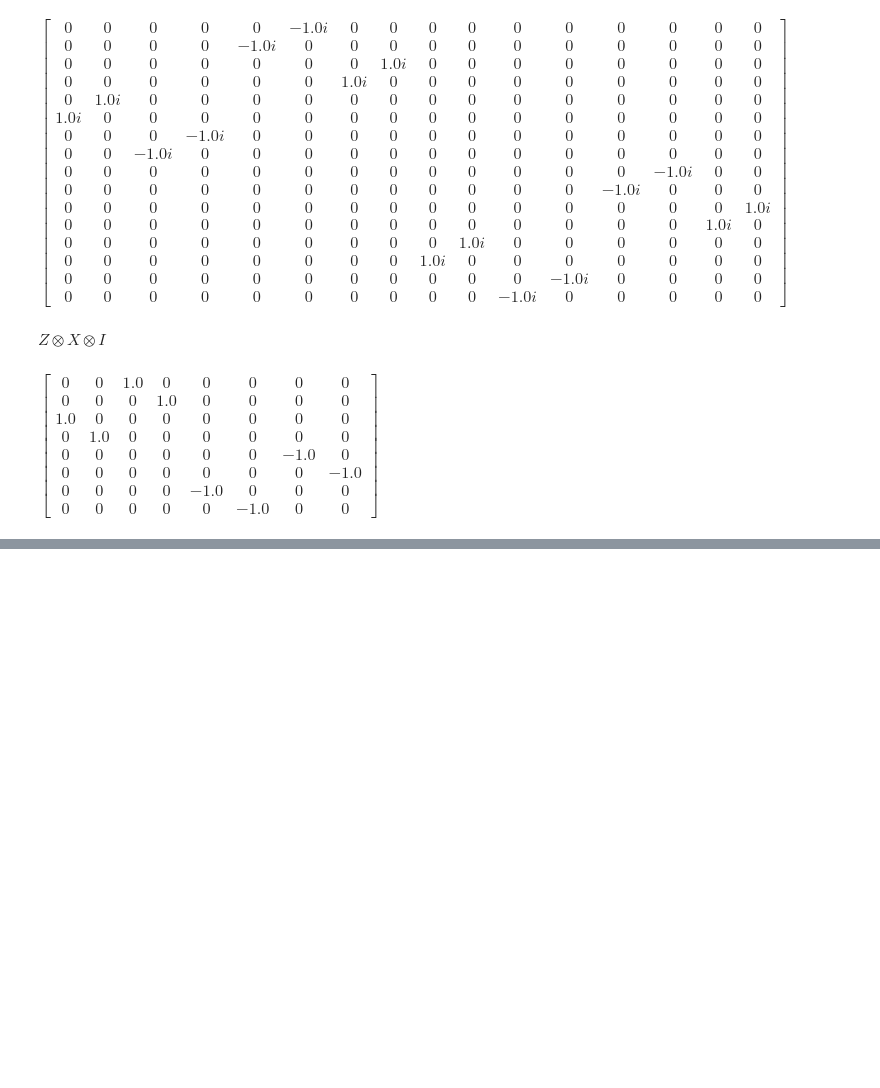
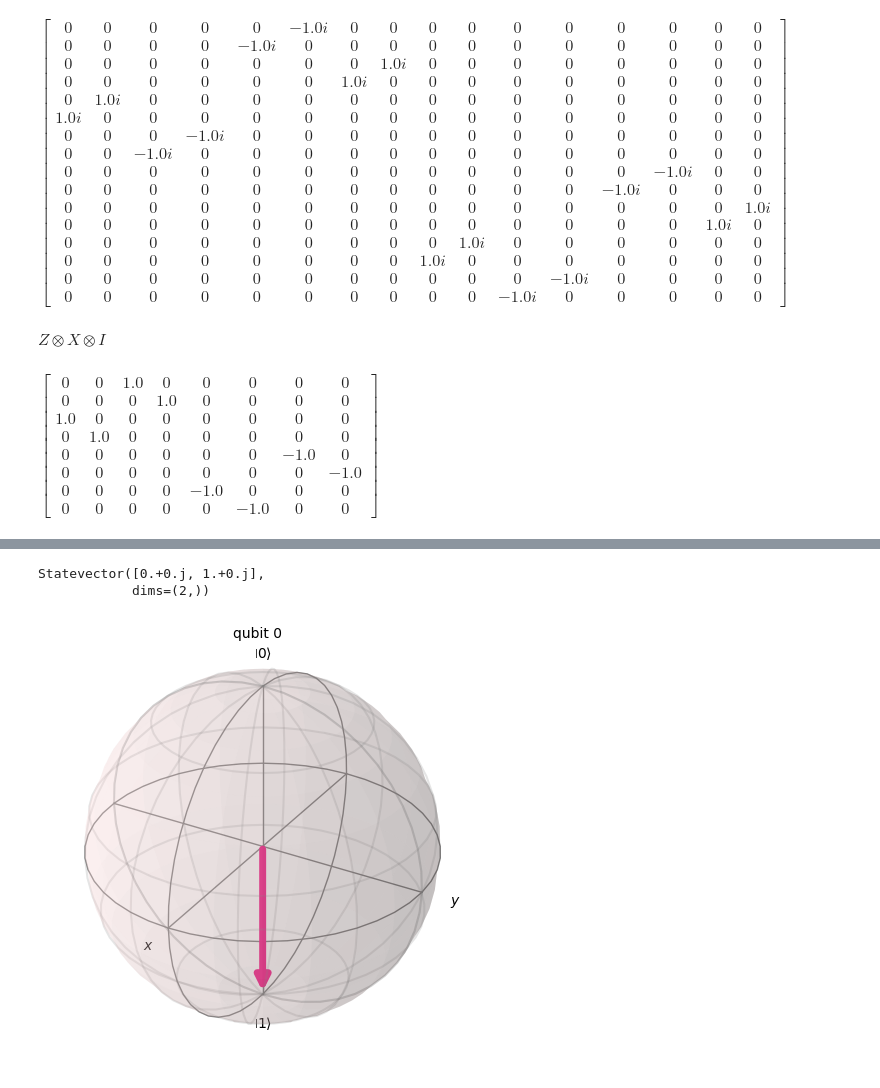
Before and after one commit to AaronSoria/lab2algebra, a Jupyter notebook: tp2.ipynb, the cells around one changed output, grey strips where cells are left out. Drawn from its saved outputs; the diff is of its cells as text; code cells hidden in the pictures; blank space fills up the shorter version.

```diff
--- a/tp2.ipynb
+++ b/tp2.ipynb
@@ -70,0 +114,15 @@ $\displaystyle \left[\begin{matrix}0 & 0 & 1.0 & 0 & 0 & 0 & 0 & 0\\0 & 0 & 0 &
+# %%
+## encontrar ∣1⟩
+qc = QuantumCircuit(1)
+qc.initialize(ket1, 0)
+
+
+out_vector = Statevector(qc)
+print(out_vector)
+
+# dibujar esfera de bloch
+plot_bloch_multivector(out_vector)
+# %% [output]
+Statevector([0.+0.j, 1.+0.j],
+            dims=(2,))
+[figure, added]
```
Also changed, not shown: parts of 26 cells of this notebook.
